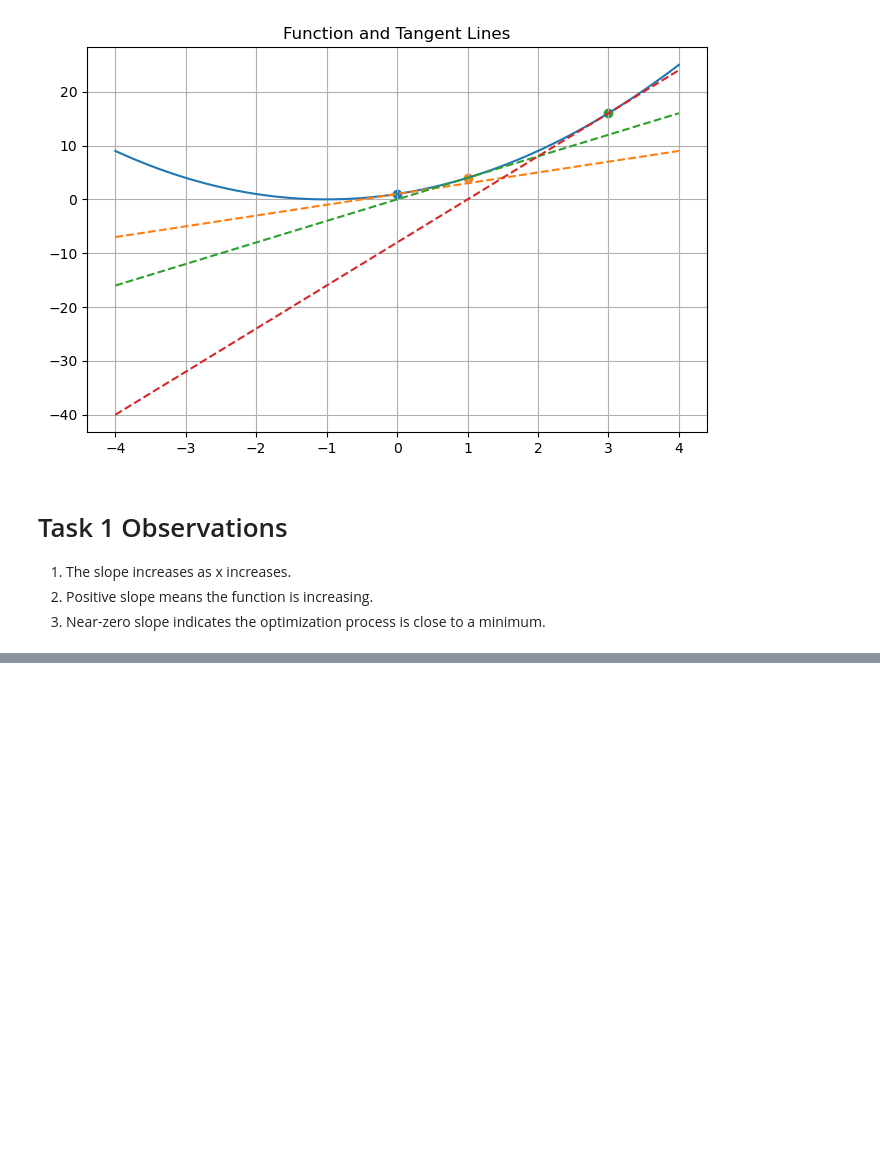
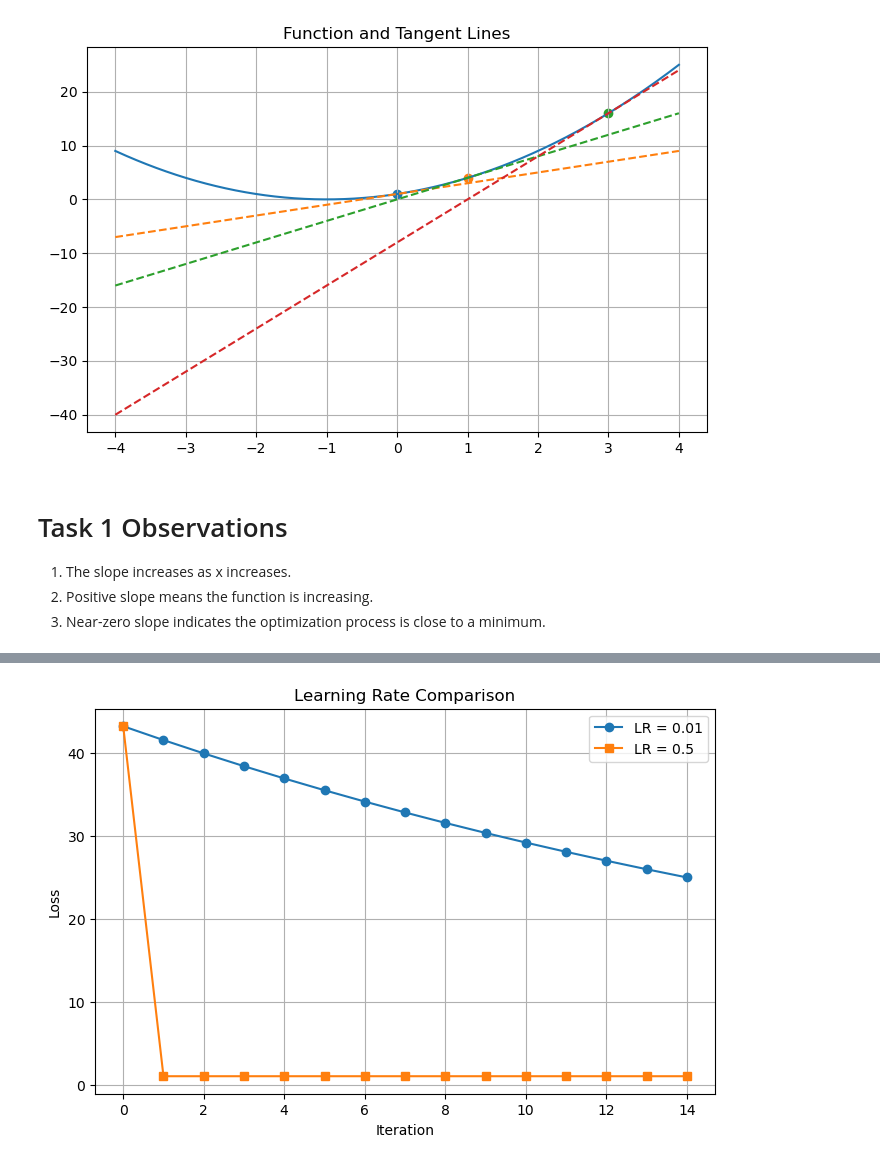
Before and after one commit to gopalsharma43/aiml-crash-gopal, a Jupyter notebook: Day11/maths_ml_eda.ipynb, the cells around one changed output, grey strips where cells are left out. Saved outputs shown, nothing was run; the diff lists cells and outputs as text; code cells hidden in the pictures; blank space fills up the shorter version.

```diff
--- a/Day11/maths_ml_eda.ipynb
+++ b/Day11/maths_ml_eda.ipynb
@@ -49,0 +122,33 @@ plt.show()
+# %%
+theta = 10
+learning_rate = 0.01
+
+losses_low = []
+
+for i in range(15):
+    losses_low.append(loss(theta))
+    theta = theta - learning_rate * gradient(theta)
+# %%
+theta = 10
+learning_rate = 0.5
+
+losses_high = []
+
+for i in range(15):
+    losses_high.append(loss(theta))
+    theta = theta - learning_rate * gradient(theta)
+# %%
+plt.figure(figsize=(8,5))
+
+plt.plot(losses_low, marker="o", label="LR = 0.01")
+plt.plot(losses_high, marker="s", label="LR = 0.5")
+
+plt.title("Learning Rate Comparison")
+plt.xlabel("Iteration")
+plt.ylabel("Loss")
+plt.legend()
+plt.grid(True)
+
+plt.show()
+# %% [output]
+[figure, added]
```
Also changed, not shown: parts of 3 cells of this notebook.
